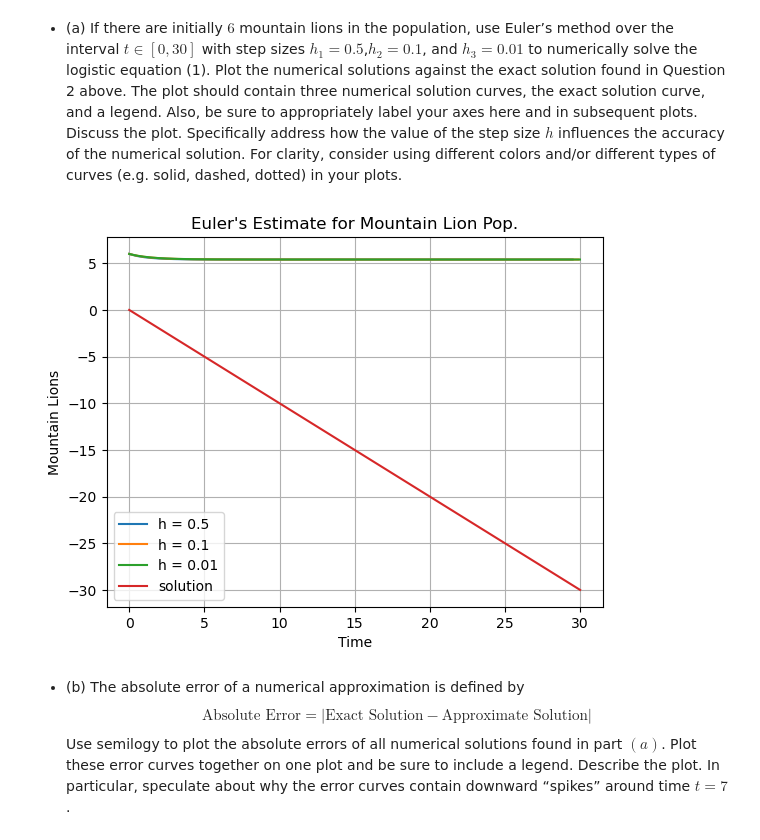
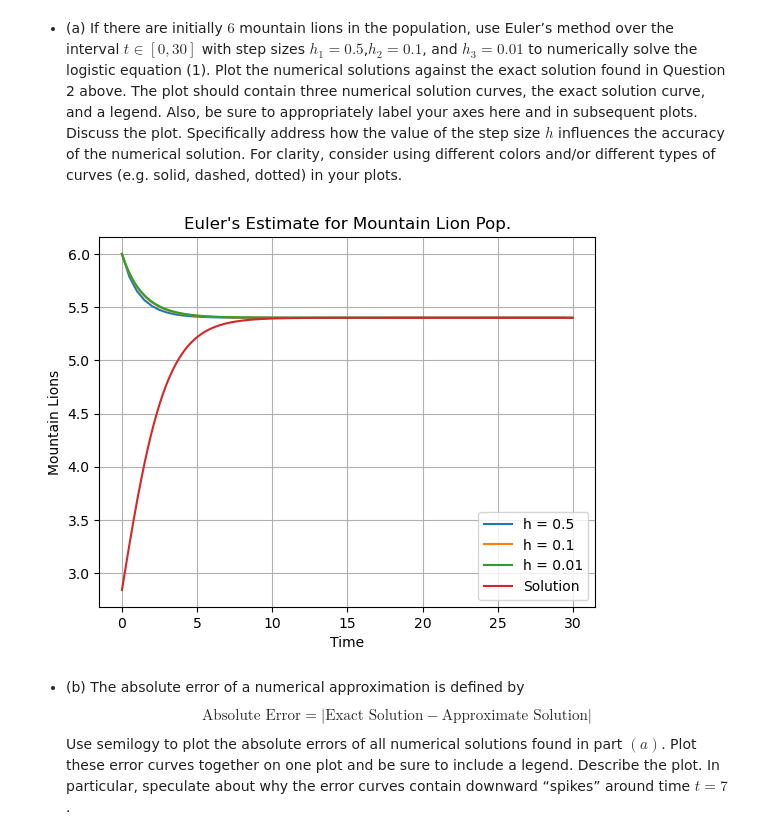
Before and after one commit to scottito/DiffEqProj1, a Jupyter notebook: Project1.ipynb, the cells around one changed output. Drawn from its saved outputs; the diff is of its cells as text; code cells hidden in the pictures.

```diff
--- a/Project1.ipynb
+++ b/Project1.ipynb
@@ -175,34 +175,34 @@ def eulers(h,I):
 # %%
 # The actual answer to the system:
 def solution(t):
-    return -t
+    return L / (1+(L/x0)*np.exp(-r*t))
 # %%
 # Create graph of estimate with step size 0.5
 t1, x1 = eulers(h1,I1)
 plt.plot(t1, x1, label="h = 0.5")
 
 # Create graph of estimate with step size 0.1
 t2, x2 = eulers(h2,I2)
 plt.plot(t2, x2, label="h = 0.1")
 
 # Create graph of estimate with step size 0.01
 t3, x3 = eulers(h3,I3)
 plt.plot(t3, x3, label="h = 0.01")
 
 t = np.linspace(0,30,1000)
 x = solution(t)
-plt.plot(t, x, label="solution")
+plt.plot(t, x, label="Solution")
 
 # Make the plot pretty
 plt.title("Euler's Estimate for Mountain Lion Pop.")
 plt.xlabel("Time")
 plt.ylabel("Mountain Lions")
 plt.grid()
 plt.legend()
 
 plt.show()
 # %% [output]
-[figure, old version]
+[figure, new version]
 # %% [markdown]
 - (b) The absolute error of a numerical approximation is defined by
 $$\text{Absolute Error} = \big| \text{Exact Solution} − \text{Approximate Solution} \big|$$
```
Also changed, not shown: parts of 5 cells of this notebook.
